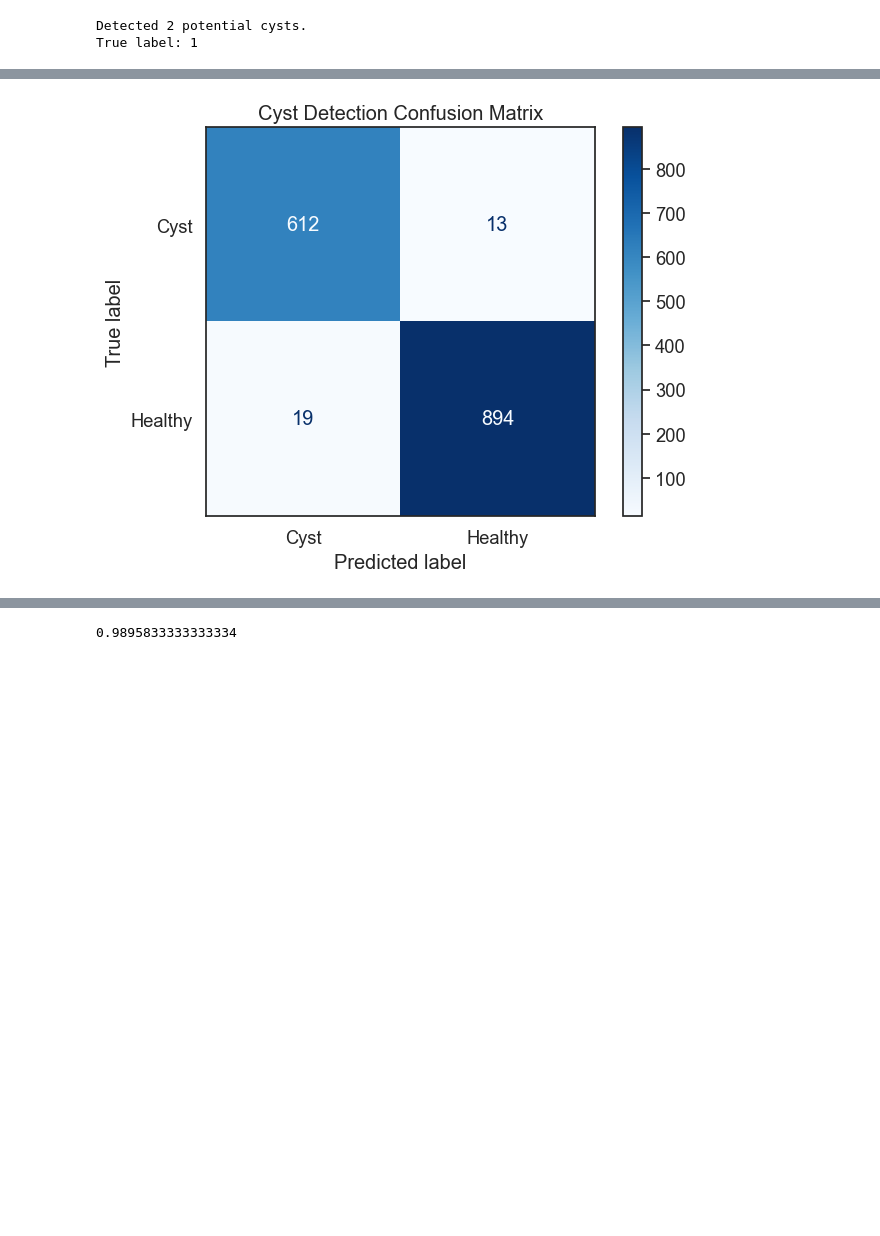
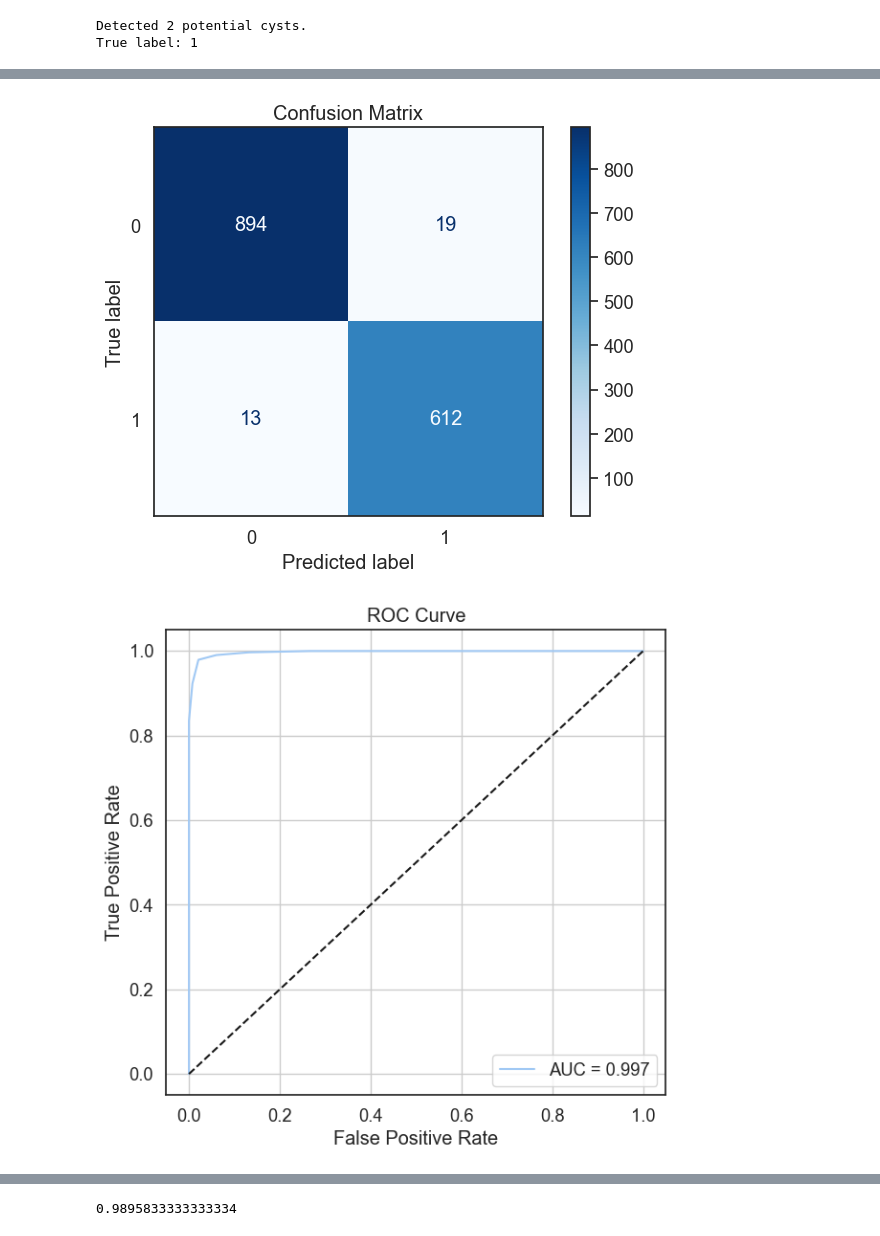
Before and after one commit to luisahorlledecastro/ML2, a Jupyter notebook: ML2_project_refactored.ipynb, the cells around one changed output, grey strips where cells are left out. Saved outputs shown, nothing was run; the diff lists cells and outputs as text; code cells hidden in the pictures; blank space fills up the shorter version.

```diff
--- a/ML2_project_refactored.ipynb
+++ b/ML2_project_refactored.ipynb
@@ -338,9 +461,6 @@ MM.evaluate(df)
 # %%
-cm = confusion_matrix(df["true_label"], df["pred_label"])
-
-disp = ConfusionMatrixDisplay(confusion_matrix=cm, display_labels=['Cyst', 'Healthy'])
-disp.plot(cmap=plt.cm.Blues)
-plt.title("Cyst Detection Confusion Matrix")
-plt.show()
+MM.plot_confusion_matrix(df)
+MM.plot_roc_curve(df)
 # %% [output]
-[figure, old version]
+[figure, new version]
+[figure, added]
```
Also changed, not shown: parts of 17 cells of this notebook.
